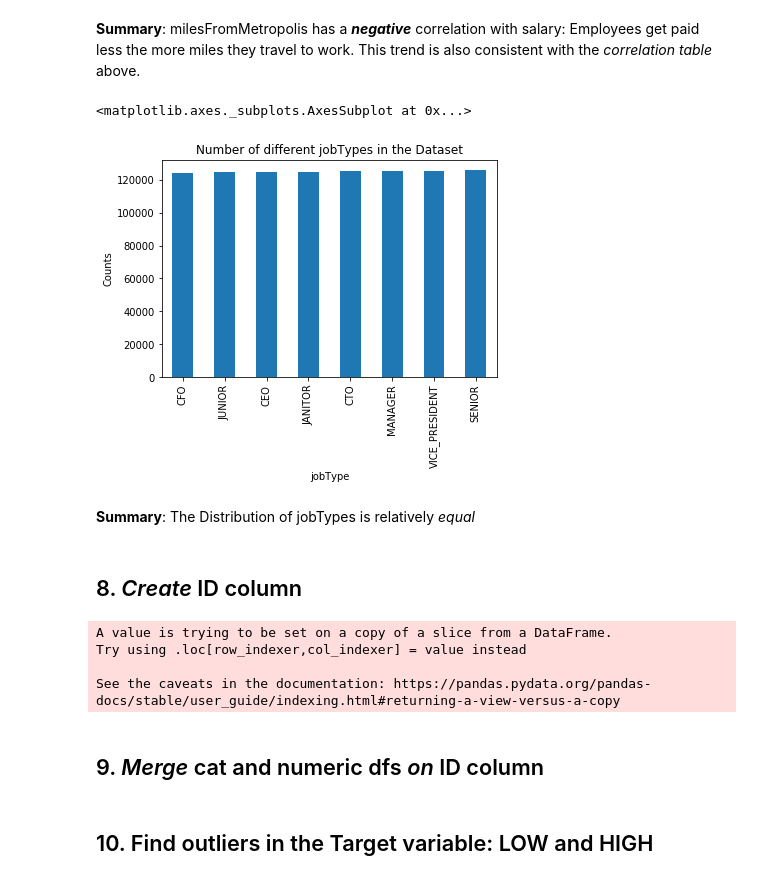
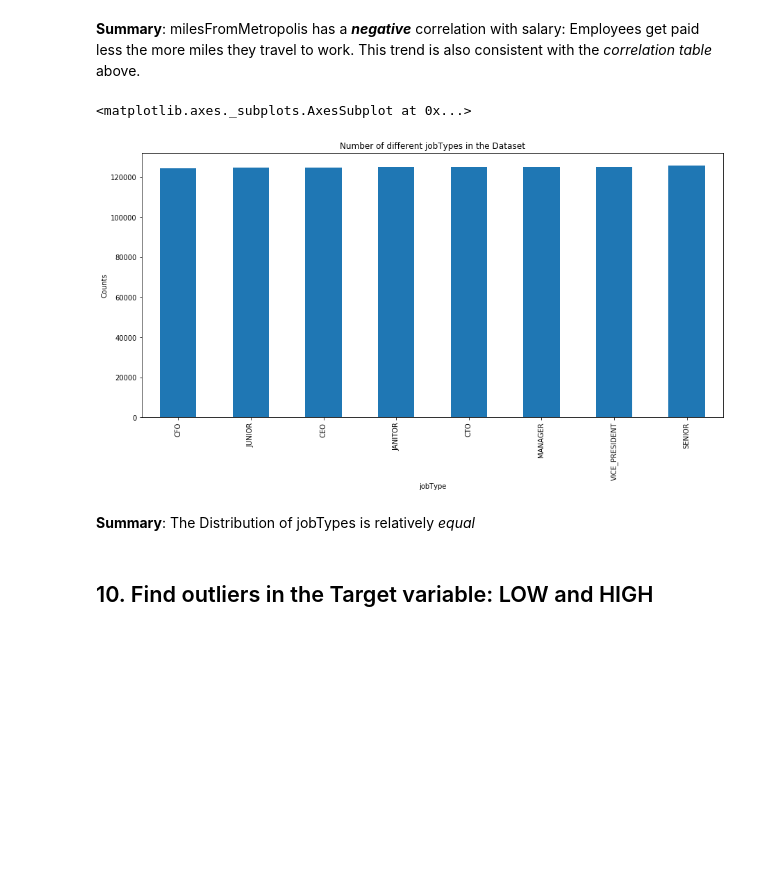
Before and after one commit to siddley1001/SalaryPrediction, a Jupyter notebook: Exploratory Data Analysis (EDA).ipynb, the cells around one changed output. Drawn from its saved outputs; the diff is of its cells as text; code cells hidden in the pictures; blank space fills up the shorter version.

Commit message:
Add files via upload
updated milesFromMetropolis graph

```diff
--- a/Exploratory Data Analysis (EDA).ipynb
+++ b/Exploratory Data Analysis (EDA).ipynb
@@ -258,23 +267,12 @@ plot_viz('milesFromMetropolis')
 # %% [markdown]
 **Summary**: milesFromMetropolis has a ***negative*** correlation with salary: Employees get paid less the more miles they travel to work. <t>This trend is also consistent with the *correlation table* above.
 # %%
+plt.figure(figsize = (15,7))
 plt.title('Number of different jobTypes in the Dataset')
 plt.ylabel('Counts')
 train_full.groupby('jobType')['salary'].count().sort_values(ascending = True).plot(kind = 'bar')
 # %% [output]
 <matplotlib.axes._subplots.AxesSubplot at 0x...>
-[figure, old version]
+[figure, new version]
 # %% [markdown]
 **Summary**: The Distribution of jobTypes is relatively *equal*
-# %% [markdown]
-## 8. <i>Create </i>ID column <a name = "id"></a>
-# %%
-OH_cat['id'] = range(OH_cat.shape[0])
-numeric['id'] = range(numeric.shape[0])
-# %% [output]
-A value is trying to be set on a copy of a slice from a DataFrame.
-Try using .loc[row_indexer,col_indexer] = value instead
-
-See the caveats in the documentation: https://pandas.pydata.org/pandas-docs/stable/user_guide/indexing.html#returning-a-view-versus-a-copy
-# %% [markdown]
-## 9. <i>Merge </i> cat and numeric dfs <i>on</i> ID column <a name = "merge"></a>
```
Also changed, not shown: parts of 11 cells of this notebook.
